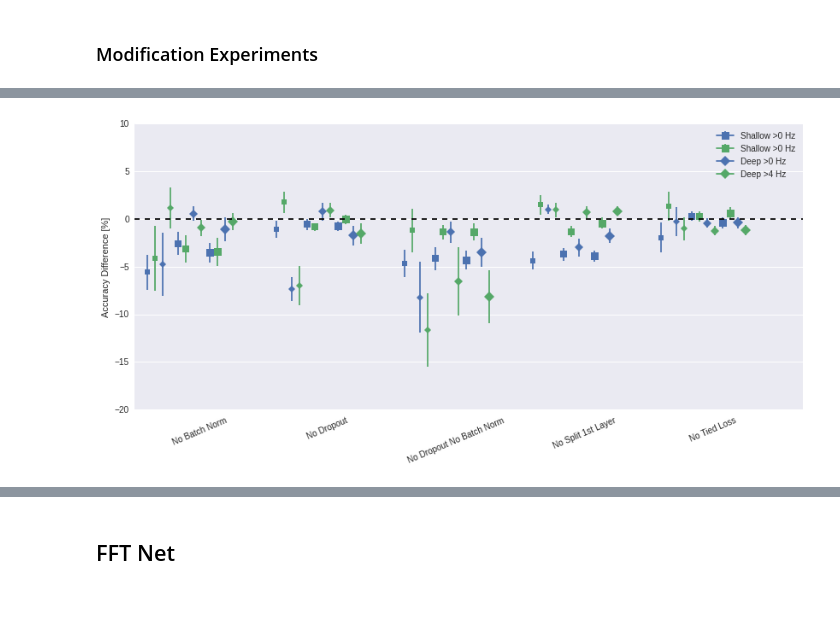
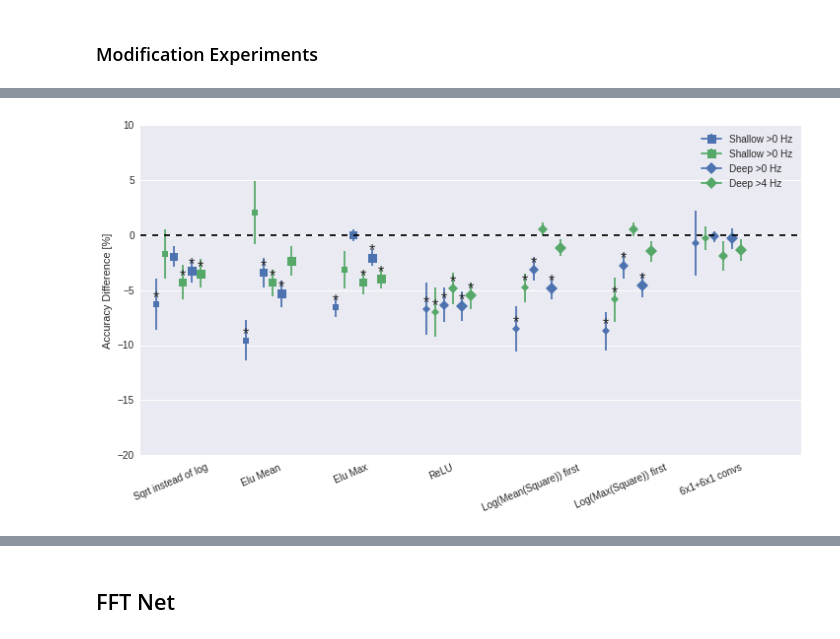
Before and after one commit to robintibor/braindevel, a Jupyter notebook: braindecode/notebooks/results/Final_Comparison.ipynb, the cells around one changed output, grey strips where cells are left out. Saved outputs shown, nothing was run; the diff lists cells and outputs as text; code cells hidden in the pictures; blank space fills up the shorter version.

```diff
--- a/braindecode/notebooks/results/Final_Comparison.ipynb
+++ b/braindecode/notebooks/results/Final_Comparison.ipynb
@@ -493,7 +495,6 @@ for name, group in all_groups:
 # %%
 param_keys = ['freq', 'net']
 all_groups = all_df.groupby(param_keys)
-
 for name, group in all_groups:
     assert len(group['freq'].unique()) == 1
     freq = group['freq'].iloc[0]
@@ -502,6 +503,7 @@ for name, group in all_groups:
     net = group['net'].iloc[0]
     if net == 'csp': continue
     csp = all_df[(all_df.net == 'csp') & (all_df.freq == freq)]
+    assert len(csp) == 29
     df_compare = compare_csp_net(group, csp, net, freq, dataset, with_csp_acc=True, with_std=True,
                                 with_std_error=True)
     all_compared = all_compared.append(df_compare)
@@ -690,4 +649,6 @@ plt.tight_layout()
 # %%
+
+
 df_cnt = all_compared[(all_compared.name.str.contains('cnt'))]
 
 df_cnt_epo = pd.DataFrame()
@@ -724,6 +685,7 @@ for i_row in xrange(len(df_cnt)):
     this_df = pd.DataFrame()
     cnt_test = np.array(this_cnt.test)
     epo_test = np.array(this_epo.test)
+
     this_df['dataset'] = [this_row['dataset']]
     this_df['net'] = [this_row['name'].replace('cnt ', '')]
     this_df['freq'] = [this_row['freq']]
@@ -731,6 +693,8 @@ for i_row in xrange(len(df_cnt)):
     this_df['diff'] = [np.mean(cnt_test - epo_test)]
     this_df['std'] = [np.std(cnt_test - epo_test)]
     this_df['stderr'] = [np.std(cnt_test - epo_test) / np.sqrt(len(cnt_test))]
+    add_p_vals_to_df_row(this_df, cnt_test, epo_test)
+
     df_cnt_epo = pd.concat((df_cnt_epo, this_df))
 # %%
 plt.figure(figsize=(12,4))
@@ -871,6 +838,11 @@ def elu_mean_shallow(df):
     if len(df.drop_p.unique()) > 1:
         df = df[df.drop_p == 0.5]
     return df
+
+
+def relu_nonlins(df):
+    df = df[(df.first_nonlin == 'relu') & (df.later_nonlin == 'relu')]
+    return df
 # %%
 df_mod = pd.DataFrame()
 shallow_variants = [
@@ -889,6 +861,7 @@ deep_variants = [
                    ('No Dropout No Batch Norm', lambda df: no_drop(no_bnorm(df))),
                    ('No Split 1st Layer', no_split_first_layer),
                    ('No Tied Loss', no_tied_loss),
+                   ('ReLU', relu_nonlins),
                    ('Log(Mean(Square)) first', square_mean_first),
                    ('Log(Max(Square)) first', square_max_first),
                    ('6x1+6x1 convs', double_time_convs),]
@@ -951,7 +924,11 @@ for dataset in 'bcic', 'ours', 'combined':
                 this_df_mod['test'] = [np.mean(df_merged.test_var)]
                 this_df_mod['diff'] = [np.mean(df_merged.test_var - df_merged.test_base)]
                 this_df_mod['std'] = [np.std(df_merged.test_var - df_merged.test_base)]
-                this_df_mod['stderr'] = [np.std(df_merged.test_var - df_merged.test_base) / np.sqrt(len(df_merged))]
+                this_df_mod['stderr'] = [np.std(df_merged.test_var - df_merged.test_base) /
+                                         np.sqrt(len(df_merged))]
+
+                add_p_vals_to_df_row(this_df_mod, np.array(df_merged.test_var),
+                                     np.array(df_merged.test_base), n_diffs_for_large=2**17)
                 df_mod = pd.concat((df_mod, this_df_mod))
 # %%
 common_variants = np.intersect1d(zip(*deep_variants)[0], zip(*shallow_variants)[0])
@@ -964,7 +992,7 @@ uncommon_variants = np.concatenate((other_shallow_vars, other_deep_vars))
 # %%
-plt.figure(figsize=(14,6))
+plt.figure(figsize=(12,6))
 offset = 0
-for i_var, var_name in enumerate(common_variants):
+for i_var, var_name in enumerate(uncommon_variants):
     for dataset in 'bcic', 'ours', 'combined':
         label = ''
         if 'bcic' == dataset:
@@ -974,40 +1002,52 @@ for i_var, var_name in enumerate(common_variants):
         if 'combined' == dataset:
             markersize=9
         for net in 'shallow', 'deep':
+            if net == 'shallow' and var_name in other_deep_vars:
+                continue
+            if net == 'deep' and var_name in other_shallow_vars:
+                continue
+
             if net == 'deep':
                 marker = 'D'
             else:
                 marker = 's'
             for freq in [">0", ">4"]:
                 if '>0' == freq:
                     color = seaborn.color_palette()[0]
                     label += '>0 Hz'
                 elif '>4' == freq:
                     color = seaborn.color_palette()[1]
                     label += '>4 Hz'
                 this_var = df_mod[(df_mod.variant == var_name) &
                                  (df_mod.net == net) &
                                  (df_mod.freq == freq) &
                                  (df_mod.dataset == dataset)]
 
                 plt.errorbar(offset, this_var['diff'][0], color=color,
                              yerr=this_var['stderr'][0], marker=marker,
                             markersize=markersize, label='dummy')
+                if this_var['rand'][0] < 0.05:
+                    plt.annotate(
+                            '*', xy = (offset, this_var['diff'][0]), xytext = (-3, 15), fontsize=16,
+                            textcoords = 'offset points', ha = 'left', va = 'top',)
                 offset += 0.3
 
     offset += 0.5
     offset = np.ceil(offset)
 plt.ylim(-20,10)
 plt.axhline(y=0, color='black', linestyle='dashed')
 
-plt.xticks(np.arange(2,4*5+3,5), common_variants, rotation=23)
+plt.xticks(np.arange(0.5,20.3,3), uncommon_variants, rotation=23)
 plt.grid('off', axis='x')
-plt.xlim(-0.5, plt.xlim()[1]+0.5)
+plt.xlim(-0.5, 21.5)
+
 plt.ylabel('Accuracy Difference [%]')
+
 
 ax = plt.gca()
 handles, labels = ax.get_legend_handles_labels()
-ax.legend(handles[8:12], ('Shallow >0 Hz', 'Shallow >0 Hz','Deep >0 Hz','Deep >4 Hz'), bbox_to_anchor=(1,1))
+ax.legend(handles[4:6] + handles[22:24],
+          ('Shallow >0 Hz', 'Shallow >0 Hz','Deep >0 Hz','Deep >4 Hz'), bbox_to_anchor=(1,1))
 None
 # %% [output]
-[figure, old version]
+[figure, new version]
```
Also changed, not shown: parts of 17 cells of this notebook, 2 other files.
